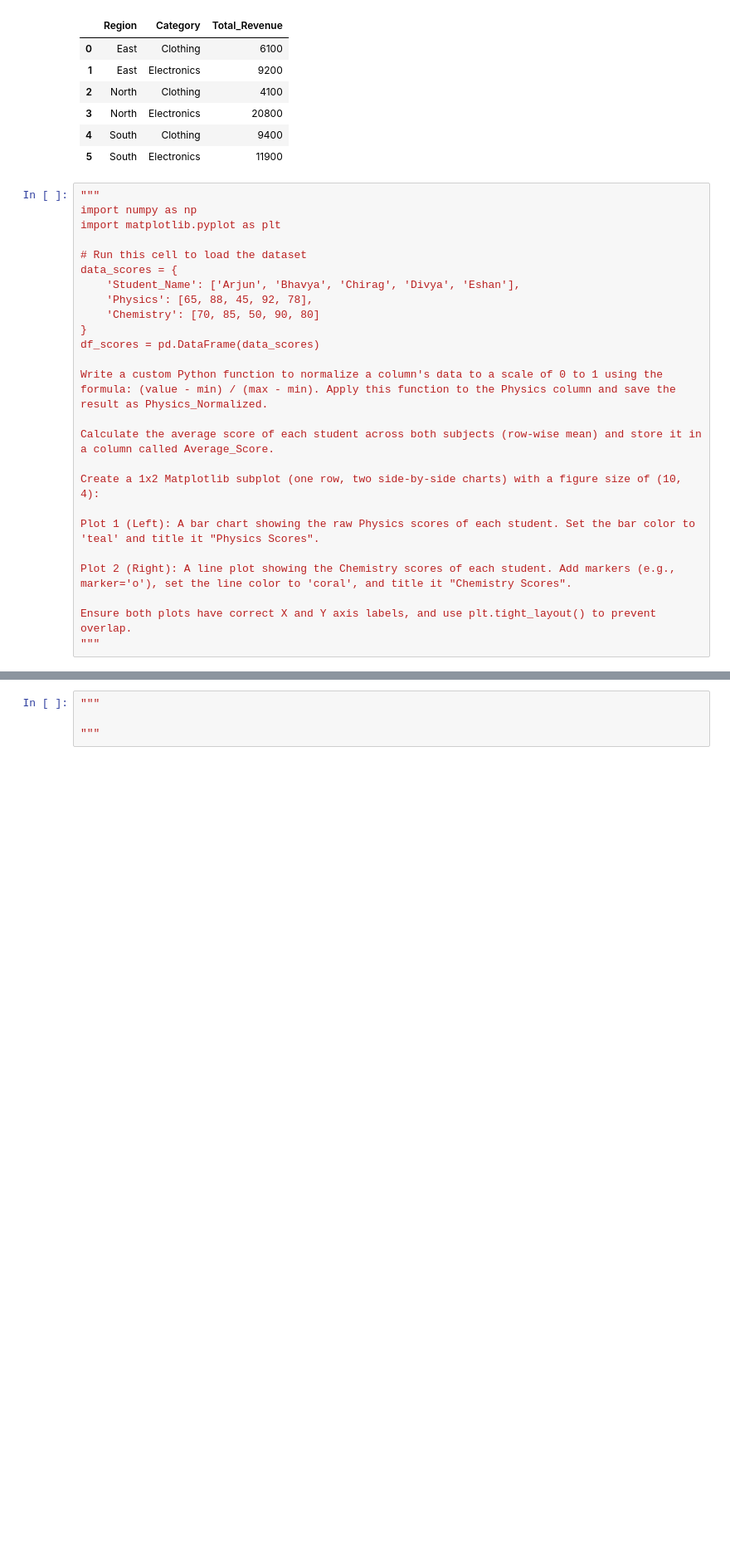
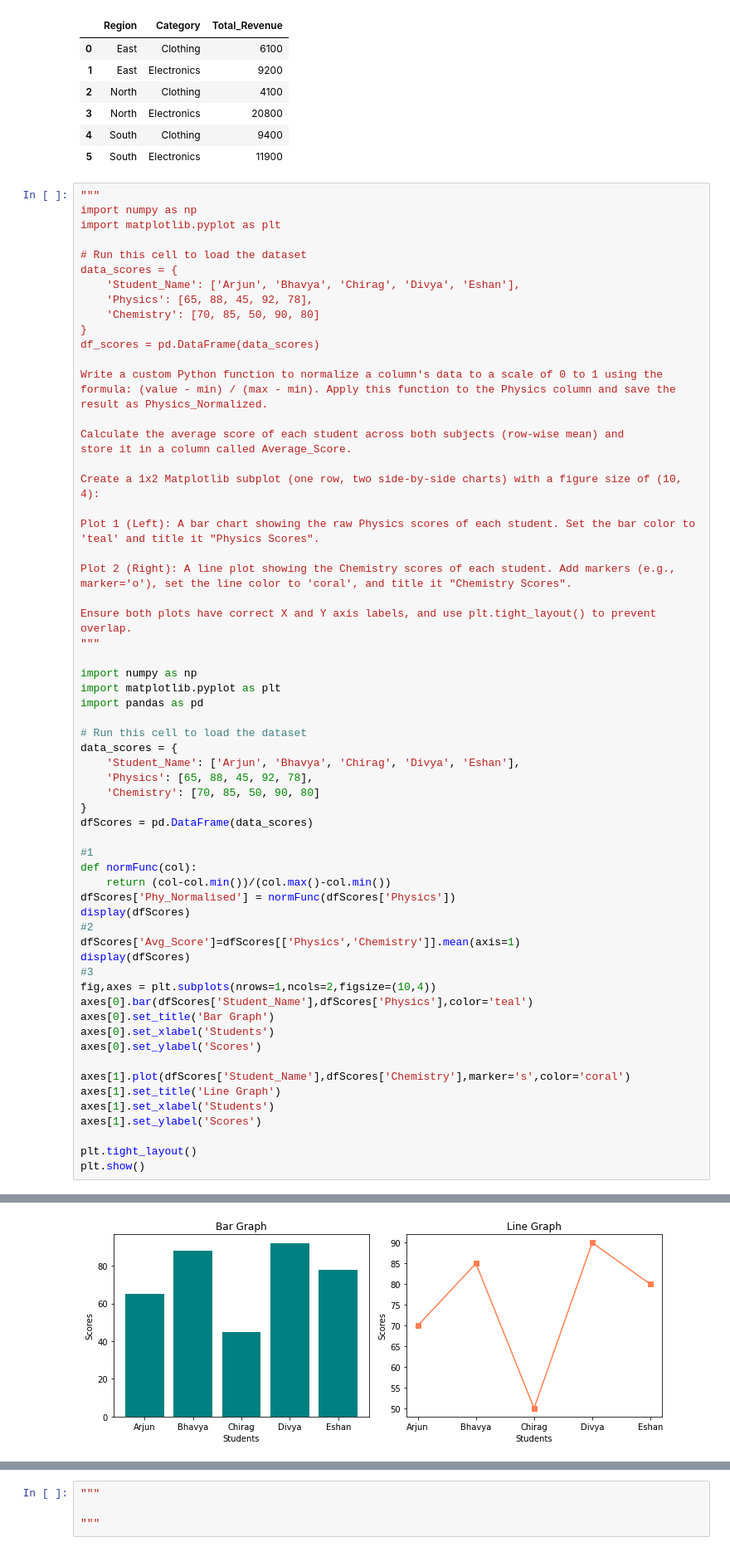
Before and after one commit to AKG451/DavLab, a Jupyter notebook: endsem/exercises.ipynb, the cells around one changed output, grey strips where cells are left out. Shown at 83% size. Cells and saved outputs as stored; diff of their text form; blank space fills up the shorter version.

```diff
--- a/endsem/exercises.ipynb
+++ b/endsem/exercises.ipynb
@@ -104,7 +104,8 @@ df_scores = pd.DataFrame(data_scores)
 
 Write a custom Python function to normalize a column's data to a scale of 0 to 1 using the formula: (value - min) / (max - min). Apply this function to the Physics column and save the result as Physics_Normalized.
 
-Calculate the average score of each student across both subjects (row-wise mean) and store it in a column called Average_Score.
+Calculate the average score of each student across both subjects (row-wise mean) and
+store it in a column called Average_Score.
 
 Create a 1x2 Matplotlib subplot (one row, two side-by-side charts) with a figure size of (10, 4):
 
@@ -114,3 +115,39 @@ Plot 2 (Right): A line plot showing the Chemistry scores of each student. Add ma
 
 Ensure both plots have correct X and Y axis labels, and use plt.tight_layout() to prevent overlap.
 """
+
+import numpy as np
+import matplotlib.pyplot as plt
+import pandas as pd
+
+# Run this cell to load the dataset
+data_scores = {
+    'Student_Name': ['Arjun', 'Bhavya', 'Chirag', 'Divya', 'Eshan'],
+    'Physics': [65, 88, 45, 92, 78],
+    'Chemistry': [70, 85, 50, 90, 80]
+}
+dfScores = pd.DataFrame(data_scores)
+
+#1
+def normFunc(col):
+    return (col-col.min())/(col.max()-col.min())
+dfScores['Phy_Normalised'] = normFunc(dfScores['Physics'])
+display(dfScores)
+#2
+dfScores['Avg_Score']=dfScores[['Physics','Chemistry']].mean(axis=1)
+display(dfScores)
+#3
+fig,axes = plt.subplots(nrows=1,ncols=2,figsize=(10,4))
+axes[0].bar(dfScores['Student_Name'],dfScores['Physics'],color='teal')
+axes[0].set_title('Bar Graph')
+axes[0].set_xlabel('Students')
+axes[0].set_ylabel('Scores')
+
+axes[1].plot(dfScores['Student_Name'],dfScores['Chemistry'],marker='s',color='coral')
+axes[1].set_title('Line Graph')
+axes[1].set_xlabel('Students')
+axes[1].set_ylabel('Scores')
+
+plt.tight_layout()
+plt.show()
+# %% [output]
@@ -117,3 +166,4 @@ Ensure both plots have correct X and Y axis labels, and use plt.tight_layout() t
+[figure, added]
 # %%
 """
 # Run this cell to load the dataset
```
Also changed, not shown: parts of 1 cell of this notebook.
